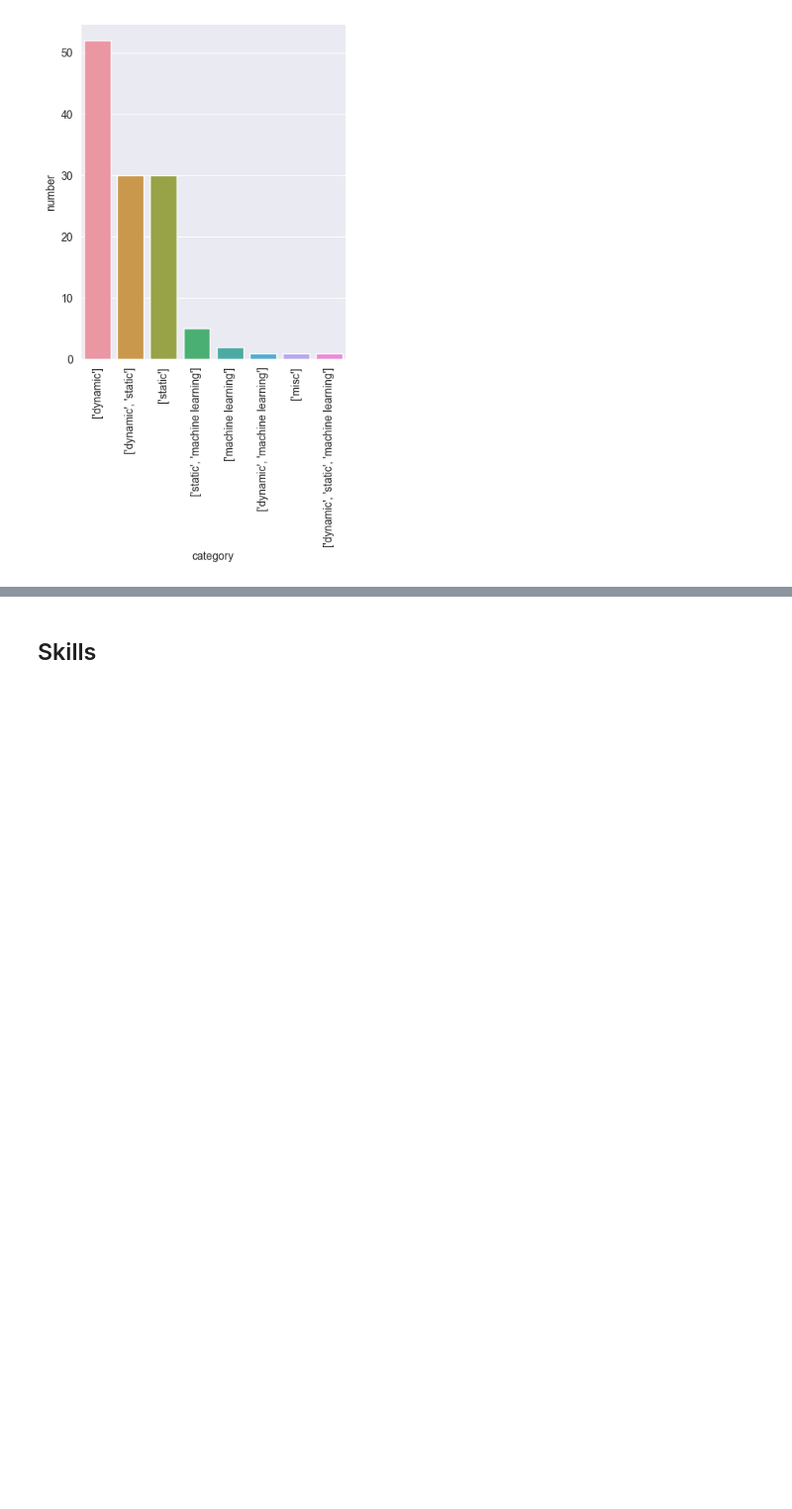
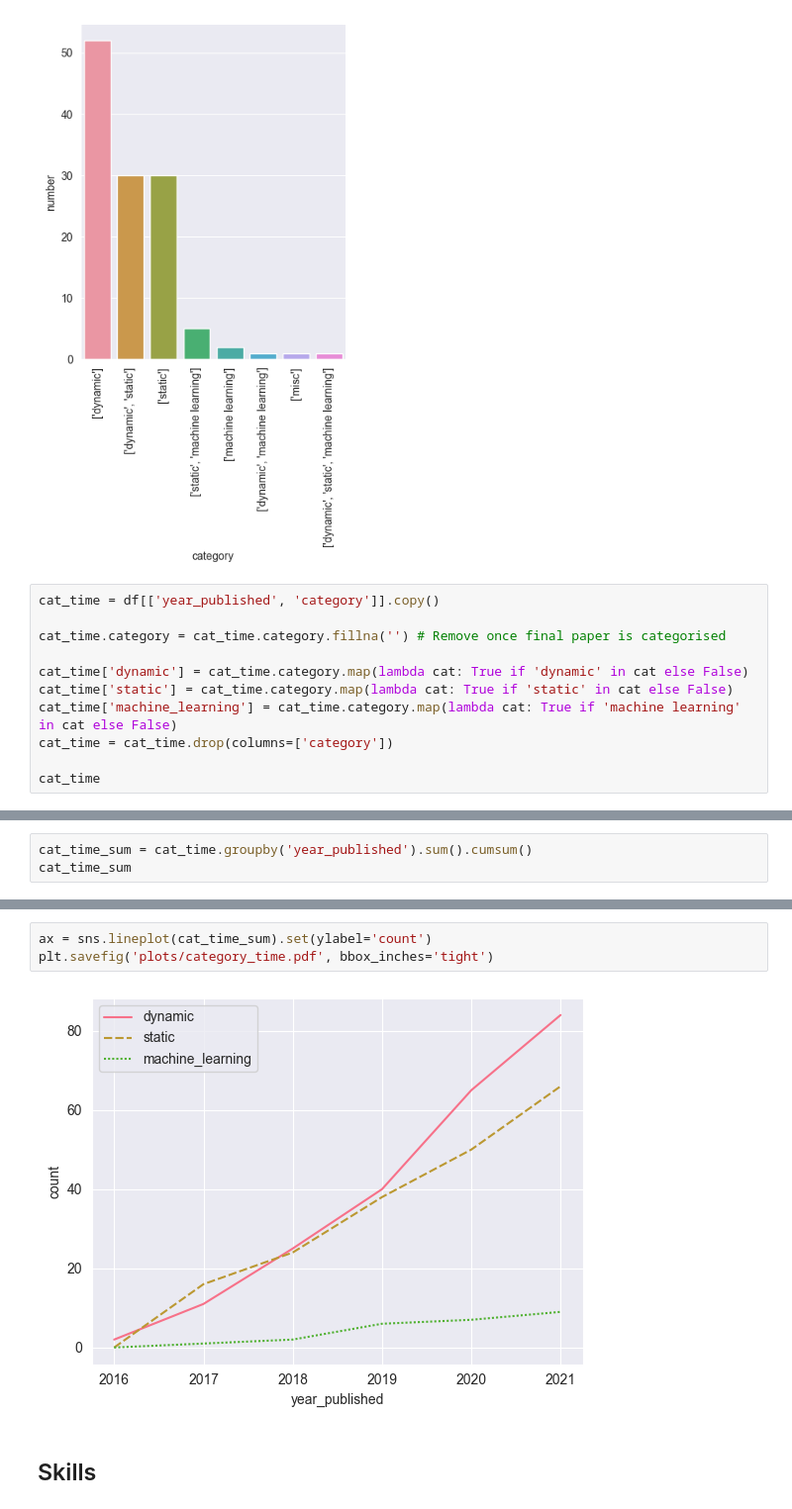
Before and after one commit to m-messer/Automated-Assessment-SLR-Data-Processing, a Jupyter notebook: analysis.ipynb, the cells around one changed output, grey strips where cells are left out. Shown at 99% size. Cells and saved outputs as stored; diff of their text form; blank space fills up the shorter version.

Commit message:
PHD-128 Added Category over time

```diff
--- a/analysis.ipynb
+++ b/analysis.ipynb
@@ -163,3 +163,14 @@ plt.xticks(rotation=90)
 plt.savefig('plots/category.pdf', bbox_inches='tight')
 # %% [output]
 [figure]
+# %%
+cat_time = df[['year_published', 'category']].copy()
+
+cat_time.category = cat_time.category.fillna('') # Remove once final paper is categorised
+
+cat_time['dynamic'] = cat_time.category.map(lambda cat: True if 'dynamic' in cat else False)
+cat_time['static'] = cat_time.category.map(lambda cat: True if 'static' in cat else False)
+cat_time['machine_learning'] = cat_time.category.map(lambda cat: True if 'machine learning' in cat else False)
+cat_time = cat_time.drop(columns=['category'])
+
+cat_time
@@ -165,0 +191,3 @@ plt.savefig('plots/category.pdf', bbox_inches='tight')
+# %%
+cat_time_sum = cat_time.groupby('year_published').sum().cumsum()
+cat_time_sum
@@ -166,3 +203,8 @@ plt.savefig('plots/category.pdf', bbox_inches='tight')
+# %%
+ax = sns.lineplot(cat_time_sum).set(ylabel='count')
+plt.savefig('plots/category_time.pdf', bbox_inches='tight')
+# %% [output]
+[figure, added]
 # %% [markdown]
 ## Skills
 # %%
```
Also changed, not shown: parts of 4 cells of this notebook, 10 other files.
